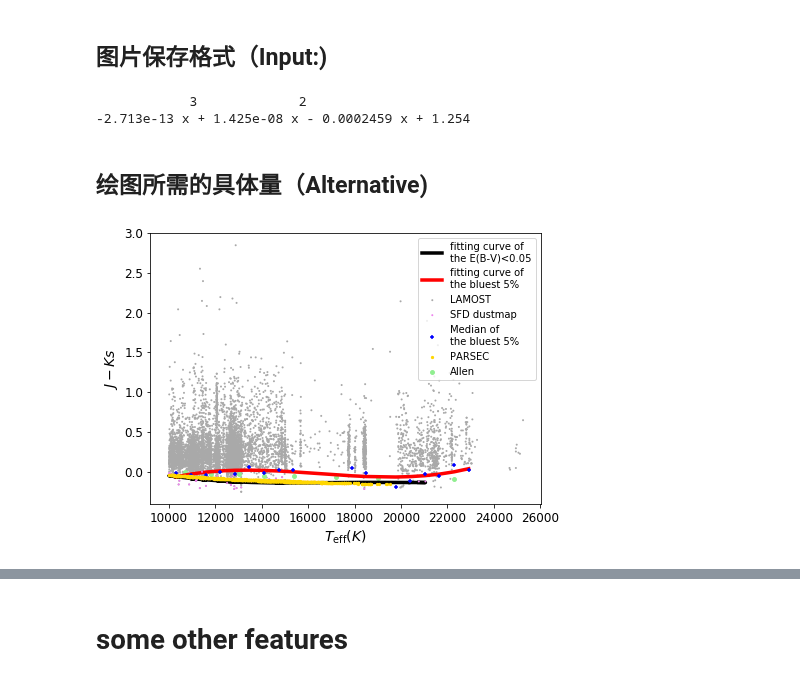
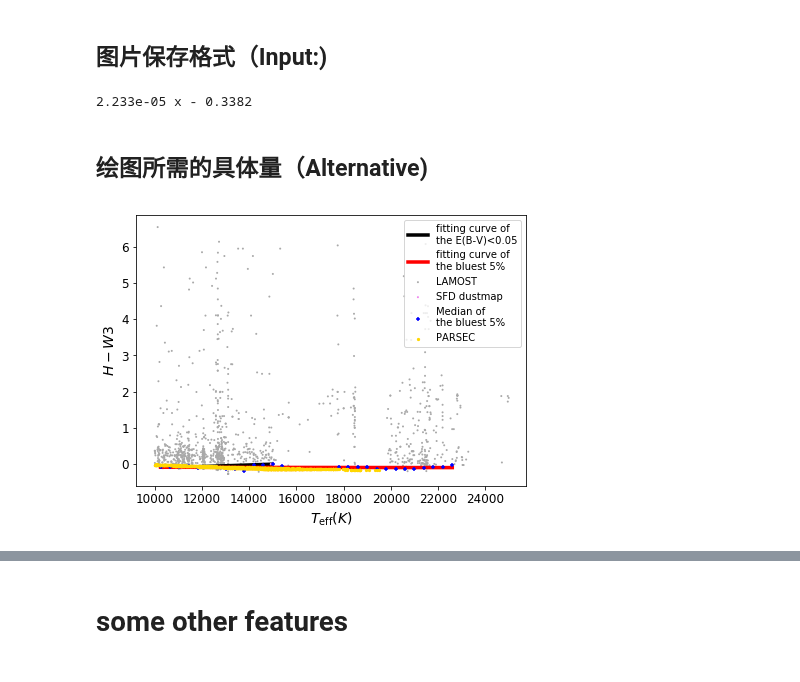
Before and after one commit to DengDingshan/OBIC_serious, a Jupyter notebook: LAMOST_fitcurve_pandas-New2.ipynb, the cells around one changed output, grey strips where cells are left out. Saved outputs shown, nothing was run; the diff lists cells and outputs as text; code cells hidden in the pictures.

```diff
--- a/LAMOST_fitcurve_pandas-New2.ipynb
+++ b/LAMOST_fitcurve_pandas-New2.ipynb
@@ -234,7 +239,7 @@ parsec_color = parsecframe[color1] - parsecframe['Ksmag']
 #teff_start = min(starcatalog_fram_fil[teff])-min(starcatalog_fram_fil[teff])%(bin_width / 2)
 
 teff_start= 10000
-
+slide_index = 400 #the pace of slide
 #bin_number = math.ceil((max(starcatalog_fram_fil[teff])-teff_start) / bin_width)
 # %%
 #filt BBFrame
@@ -328,9 +334,20 @@ def data(teff_start,ratio,low_crit,ratio_SFD):
 ratio_SFD = 5
 
 # fitting curve
-int_teff,int_color,data_final,SFD_tbl_ratio = data(teff_start,rat,low_crit,ratio_SFD)
+int_teff,int_color,data_final,SFD_tbl_ratio = data(teff_start,rat,low_crit,ratio_SFD,slide_index)
 
-fc = np.polyfit(int_teff, int_color, 3)#用3次多项式拟合
+
+def func(x, a, b, c):
+    return a * np.exp(-b * x) + c
+
+
+# popt, pcov = curve_fit(func, int_teff, int_color)
+# #popt数组中，三个值分别是待求参数a,b,c
+# colorvals = [func(i, popt[0],popt[1],popt[2]) for i in int_teff]
+
+# print(colorvals)
+# print(str(popt[0])+'* np.exp('+str(-popt[1])+'+x)'+str(popt[2])) #在屏幕上打印拟合多项式
+fc = np.polyfit(int_teff, int_color, 1)#用3次多项式拟合
 fitcurve = np.poly1d(fc)
 print(fitcurve) #在屏幕上打印拟合多项式
 
@@ -419,8 +426,8 @@ print(time.time() - time_start)
 ## 图片保存格式（Input:)
 # %%
 ### figures & Savename
-cc1 = 'J'
-cc2 = 'Ks'
+cc1 = 'H'
+cc2 = 'W3'
 
 save = data_dir + 'pictures/'
 # save = '/Users/SY/Desktop/obic/picture/'
@@ -443,14 +450,21 @@ savename5 = save + date_now + cc1 + cc2 + 'FEH'+'Minus'+'.png'
 
 # 拟合SFD
 
-fcc = np.polyfit(SFD_catalog_teff, SFD_catalog_color, 3)#用3次多项式拟合 SFD
-fitcurve = np.poly1d(fcc)
+
+# popt_sfd, pcov_sfd = curve_fit(func, SFD_catalog_teff, SFD_catalog_color)
+# #popt数组中，三个值分别是待求参数a,b,c
+# SFD_vals = [func(i, popt_sfd[0],popt_sfd[1],popt_sfd[2]) for i in SFD_catalog_teff]
+
+
+# print(SFD_catalog_teff)
+# print(str(popt_sfd[0])+'* np.exp('+str(-popt_sfd[1])+'+x)'+str(popt_sfd[2])) #在屏幕上打印拟合多项式
+
+fc = np.polyfit(SFD_catalog_teff, SFD_catalog_color, 1)#用3次多项式拟合
+fitcurve = np.poly1d(fc)
 print(fitcurve) #在屏幕上打印拟合多项式
-
-SFD_vals = fitcurve(SFD_catalog_teff)
+SFD_vals=fitcurve(SFD_catalog_teff)
 # %% [output]
-            3             2
--2.713e-13 x + 1.425e-08 x - 0.0002459 x + 1.254
+2.233e-05 x - 0.3382
 # %% [markdown]
 ## 绘图所需的具体量（Alternative)
 # %%
@@ -474,34 +488,34 @@ plt.plot(SFD_catalog_teff, SFD_vals, c='black',linewidth = 3.5,label='fitting cu
 plt.plot(int_teff, colorvals, c='r',linewidth = 3.5,label='fitting curve of \nthe bluest 5%',zorder=1)
 
 # ic from blue edge
 plt.scatter(int_teff, int_color, edgecolors='None',c='b', marker = '+',s=11,label='Median of\nthe bluest 5%',zorder=2)
 
 # ic from Allen's work
 # plt.scatter(BBFrame_fil['Teff'],BBFrame_fil['J-H'],c='lime',s=11,label='Allen',zorder=2)
 
 # ic from parsec
 plt.scatter(parsec_teff,parsec_color,c='gold',s=5,label='PARSEC',zorder=2)
 
 ### Draw the plot
 
 # plt.xlabel('$T_\mathrm{eff}$'); plt.ylabel(ylabel)
-plt.scatter(BBFrame_fil['Teff'],BBFrame_fil['J-H'],c='lightgreen',s=15,label='Allen')
+#plt.scatter(BBFrame_fil['Teff'],BBFrame_fil['J-H'],c='lightgreen',s=15,label='Allen')
 
 plt.legend(loc='upper right')
 #new_ticks = np.linspace(-1,2,7)
 #plt.yticks(new_ticks)
 
 # plt.ylim(np.min(starcatalog_fram_fil[color1] - starcatalog_fram_fil[color2]) - 0.5,\
 #         np.max(starcatalog_fram_fil[color1] - starcatalog_fram_fil[color2]))
 #plt.ylim(np.min(starcatalog_fram_fil[color1] - starcatalog_fram_fil[color2]) - 0.5,\
 #       4)
 
 plt.xticks(fontsize=12)
 plt.yticks(fontsize=12)
 # plt.savefig(savename1,dpi=200)
 plt.savefig(savename5,dpi=200)
 plt.show()
 # %% [output]
-[figure, old version]
+[figure, new version]
 # %%
 parsec_teff
```
Also changed, not shown: parts of 11 cells of this notebook.
